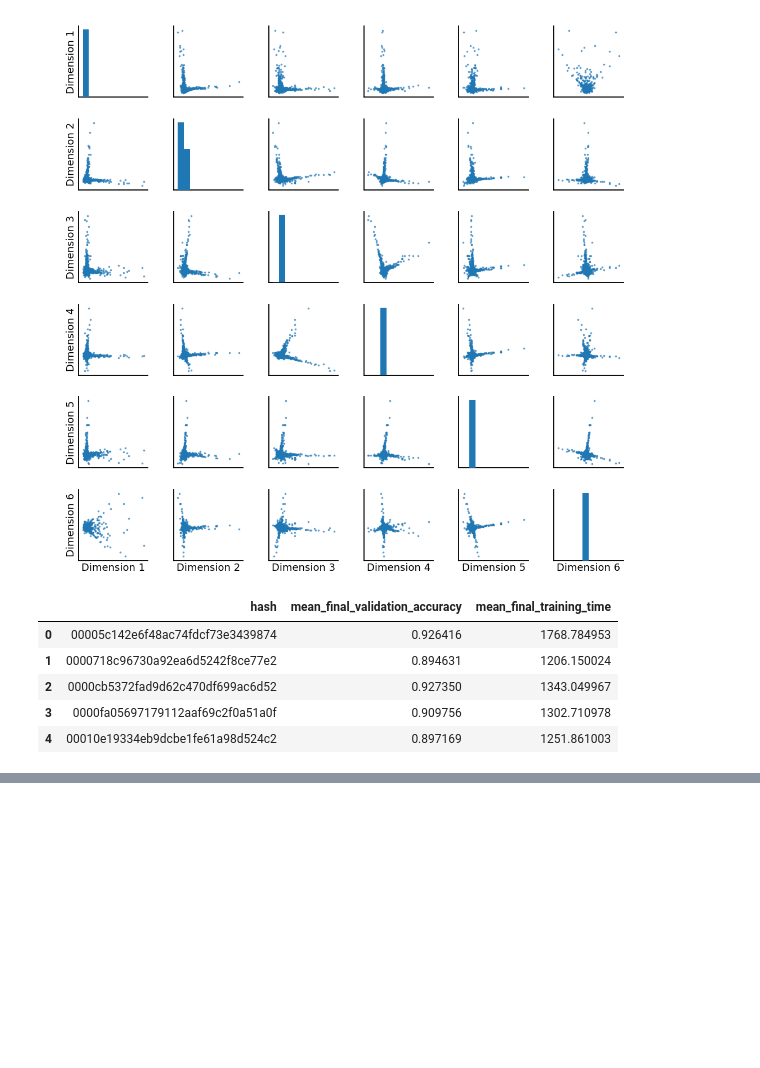
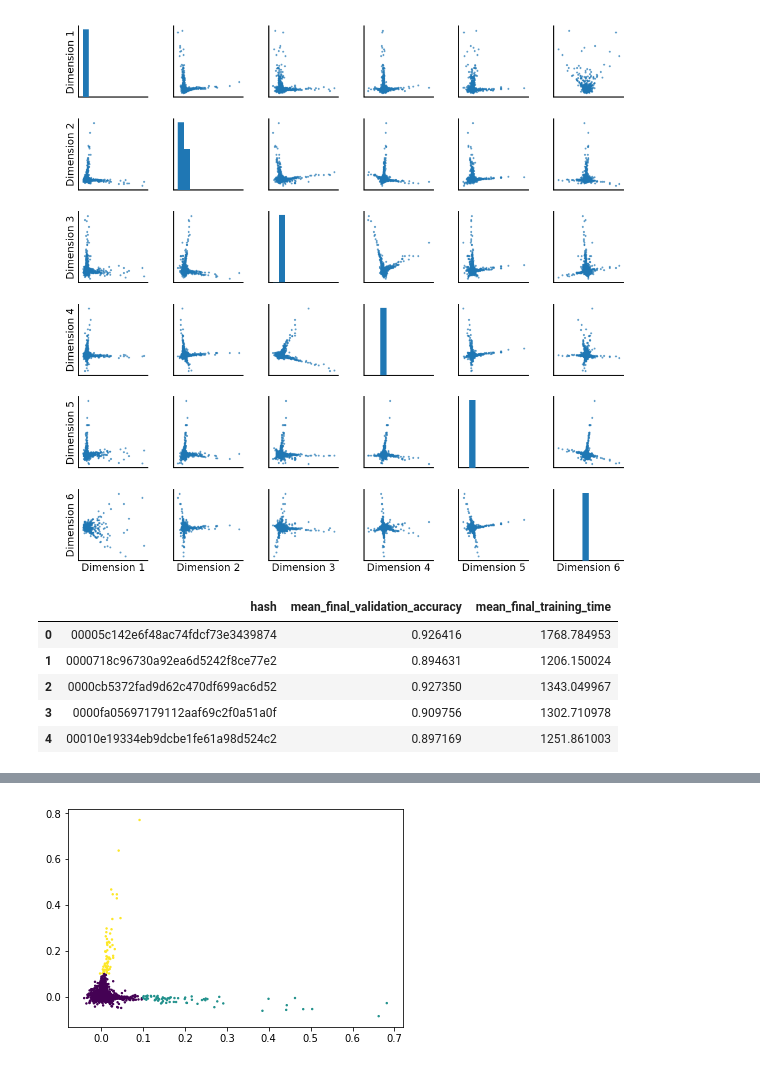
Before and after one commit to neurodata/hayden, a Jupyter notebook: NAS/NAS analysis.ipynb, the cells around one changed output, grey strips where cells are left out. Saved outputs shown, nothing was run; the diff lists cells and outputs as text; code cells hidden in the pictures; blank space fills up the shorter version.

```diff
--- a/NAS/NAS analysis.ipynb
+++ b/NAS/NAS analysis.ipynb
@@ -99,0 +98,16 @@ fig.colorbar(im, ax=ax)
+# %%
+n, d = X_hat[:,:2].shape
+
+fake_labels = -np.ones(n)
+for i in range(n):
+    if np.sqrt(np.sum(X_hat[i, :2]**2)) < 0.1:
+        fake_labels[i] = 0
+    elif X_hat[i, 0] > X_hat[i, 1]:
+        fake_labels[i] = 1
+    else:
+        fake_labels[i] = 2
+
+fig, ax = plt.subplots(1,1)
+im = ax.scatter(X_hat[:, 0], X_hat[:, 1], c = fake_labels, s = 2)
+# %% [output]
+[figure, added]
```
Also changed, not shown: parts of 8 cells of this notebook, 1 other file.
